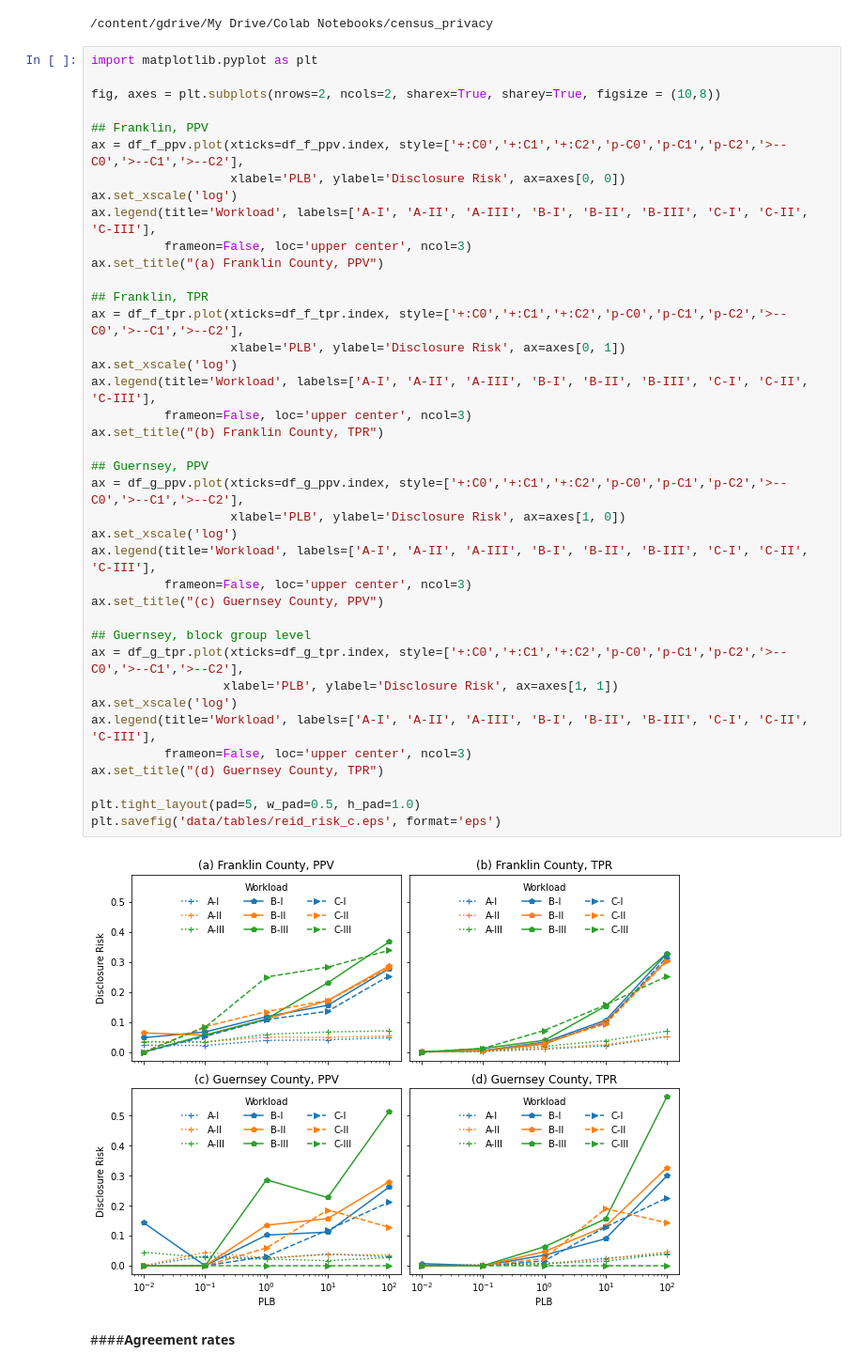
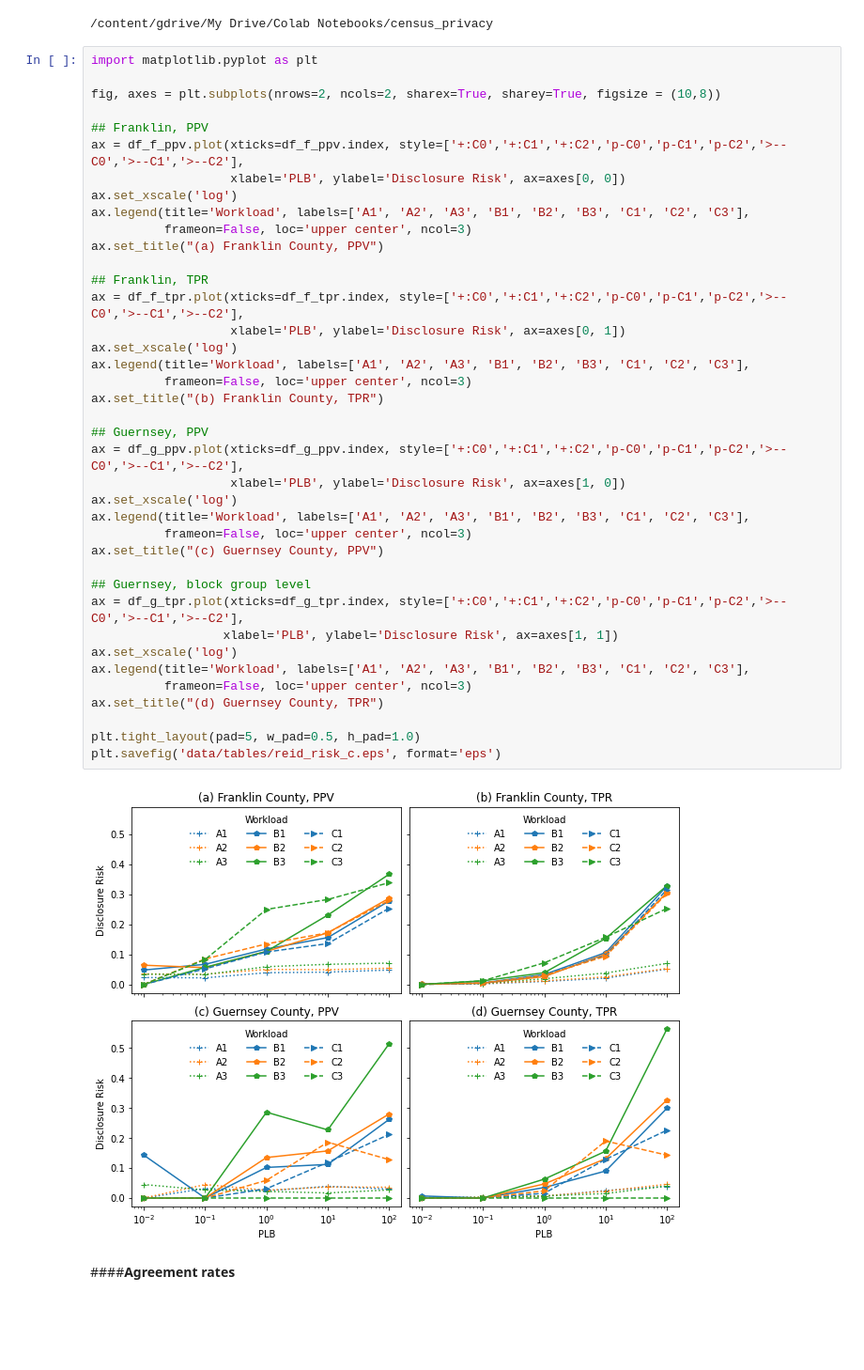
Before and after one commit to linyuehzzz/tda-eval, a Jupyter notebook: plot.ipynb, the cells around one changed output. Shown at 94% size. Drawn from its saved outputs; the diff is of its cells as text; blank space fills up the shorter version.

```diff
--- a/plot.ipynb
+++ b/plot.ipynb
@@ -42,38 +42,38 @@ fig, axes = plt.subplots(nrows=2, ncols=2, sharex=True, sharey=True, figsize = (
 ax = df_f_ppv.plot(xticks=df_f_ppv.index, style=['+:C0','+:C1','+:C2','p-C0','p-C1','p-C2','>--C0','>--C1','>--C2'],
                    xlabel='PLB', ylabel='Disclosure Risk', ax=axes[0, 0])
 ax.set_xscale('log')
-ax.legend(title='Workload', labels=['A-I', 'A-II', 'A-III', 'B-I', 'B-II', 'B-III', 'C-I', 'C-II', 'C-III'],
+ax.legend(title='Workload', labels=['A1', 'A2', 'A3', 'B1', 'B2', 'B3', 'C1', 'C2', 'C3'],
           frameon=False, loc='upper center', ncol=3)
 ax.set_title("(a) Franklin County, PPV")
 
 ## Franklin, TPR
 ax = df_f_tpr.plot(xticks=df_f_tpr.index, style=['+:C0','+:C1','+:C2','p-C0','p-C1','p-C2','>--C0','>--C1','>--C2'],
                    xlabel='PLB', ylabel='Disclosure Risk', ax=axes[0, 1])
 ax.set_xscale('log')
-ax.legend(title='Workload', labels=['A-I', 'A-II', 'A-III', 'B-I', 'B-II', 'B-III', 'C-I', 'C-II', 'C-III'],
+ax.legend(title='Workload', labels=['A1', 'A2', 'A3', 'B1', 'B2', 'B3', 'C1', 'C2', 'C3'],
           frameon=False, loc='upper center', ncol=3)
 ax.set_title("(b) Franklin County, TPR")
 
 ## Guernsey, PPV
 ax = df_g_ppv.plot(xticks=df_g_ppv.index, style=['+:C0','+:C1','+:C2','p-C0','p-C1','p-C2','>--C0','>--C1','>--C2'],
                    xlabel='PLB', ylabel='Disclosure Risk', ax=axes[1, 0])
 ax.set_xscale('log')
-ax.legend(title='Workload', labels=['A-I', 'A-II', 'A-III', 'B-I', 'B-II', 'B-III', 'C-I', 'C-II', 'C-III'],
+ax.legend(title='Workload', labels=['A1', 'A2', 'A3', 'B1', 'B2', 'B3', 'C1', 'C2', 'C3'],
           frameon=False, loc='upper center', ncol=3)
 ax.set_title("(c) Guernsey County, PPV")
 
 ## Guernsey, block group level
 ax = df_g_tpr.plot(xticks=df_g_tpr.index, style=['+:C0','+:C1','+:C2','p-C0','p-C1','p-C2','>--C0','>--C1','>--C2'],
                   xlabel='PLB', ylabel='Disclosure Risk', ax=axes[1, 1])
 ax.set_xscale('log')
-ax.legend(title='Workload', labels=['A-I', 'A-II', 'A-III', 'B-I', 'B-II', 'B-III', 'C-I', 'C-II', 'C-III'],
+ax.legend(title='Workload', labels=['A1', 'A2', 'A3', 'B1', 'B2', 'B3', 'C1', 'C2', 'C3'],
           frameon=False, loc='upper center', ncol=3)
 ax.set_title("(d) Guernsey County, TPR")
 
 plt.tight_layout(pad=5, w_pad=0.5, h_pad=1.0)
 plt.savefig('data/tables/reid_risk_c.eps', format='eps')
 # %% [output]
-[figure, old version]
+[figure, new version]
 # %% [markdown]
 ####**Agreement rates**
 # %%
```
Also changed, not shown: parts of 10 cells of this notebook.
